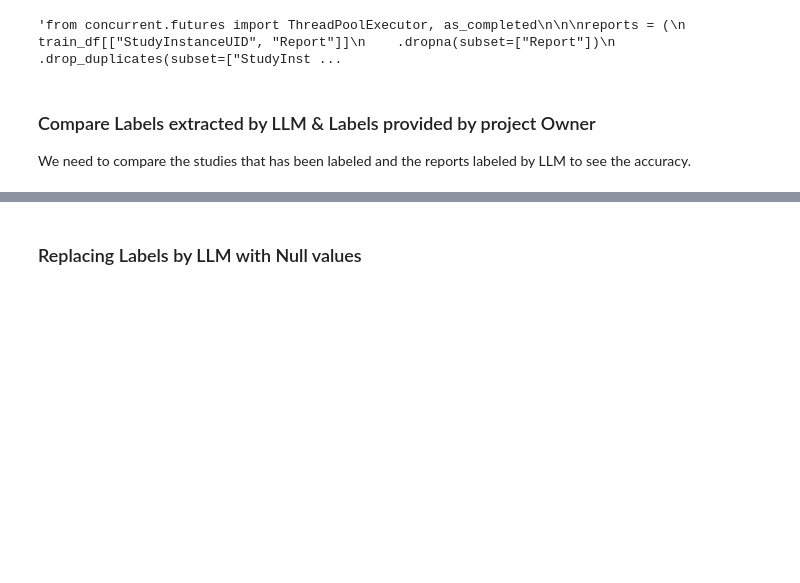
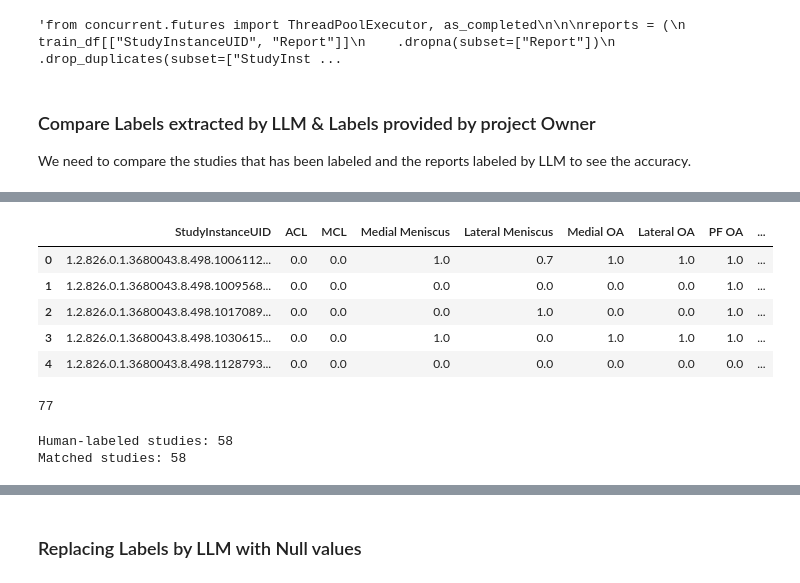
Before and after one commit to NimaNIKOOKAR/RSNA_Knee_Abnormality_Detection, a Jupyter notebook: notebook/rsna_analysis.ipynb, the cells around one changed output, grey strips where cells are left out. Cells and saved outputs as stored; diff of their text form; code cells hidden in the pictures; blank space fills up the shorter version.

```diff
--- a/notebook/rsna_analysis.ipynb
+++ b/notebook/rsna_analysis.ipynb
@@ -539,0 +574,42 @@ We need to compare the studies that has been labeled and the reports labeled by
+# %%
+display(reports_extract.head())
+print(len(reports_extract))
+# %% [output]
+|  | StudyInstanceUID | ACL | MCL | Medial Meniscus | Lateral Meniscus | Medial OA | Lateral OA | PF OA | ... |
+| 0 | 1.2.826.0.1.3680043.8.498.1006112... | 0.0 | 0.0 | 1.0 | 0.7 | 1.0 | 1.0 | 1.0 | ... |
+| 1 | 1.2.826.0.1.3680043.8.498.1009568... | 0.0 | 0.0 | 0.0 | 0.0 | 0.0 | 0.0 | 1.0 | ... |
+| 2 | 1.2.826.0.1.3680043.8.498.1017089... | 0.0 | 0.0 | 0.0 | 1.0 | 0.0 | 0.0 | 1.0 | ... |
+| 3 | 1.2.826.0.1.3680043.8.498.1030615... | 0.0 | 0.0 | 1.0 | 0.0 | 1.0 | 1.0 | 1.0 | ... |
+| 4 | 1.2.826.0.1.3680043.8.498.1128793... | 0.0 | 0.0 | 0.0 | 0.0 | 0.0 | 0.0 | 0.0 | ... |
+77
+# %%
+label_cols = [
+    "ACL", "MCL", "Medial Meniscus", "Lateral Meniscus",
+    "Medial OA", "Lateral OA", "PF OA", "Effusion",
+    "Synovitis", "Baker's", "Contusion", "Fracture"
+]
+
+labeled_df = annotation_df[
+    annotation_df["is_labeled"] == True
+].copy()
+
+# Ensure each study appears once
+assert labeled_df["StudyInstanceUID"].is_unique
+assert reports_extract["StudyInstanceUID"].is_unique
+
+# Keep only matching studies
+comparison_df = labeled_df[
+    ["StudyInstanceUID"] + label_cols
+].merge(
+    reports_extract[["StudyInstanceUID"] + label_cols],
+    on="StudyInstanceUID",
+    how="inner",
+    suffixes=("_human", "_llm"),
+    validate="one_to_one"
+)
+
+print(f"Human-labeled studies: {len(labeled_df)}")
+print(f"Matched studies: {len(comparison_df)}")
+# %% [output]
+Human-labeled studies: 58
+Matched studies: 58
```
Also changed, not shown: parts of 12 cells of this notebook.
